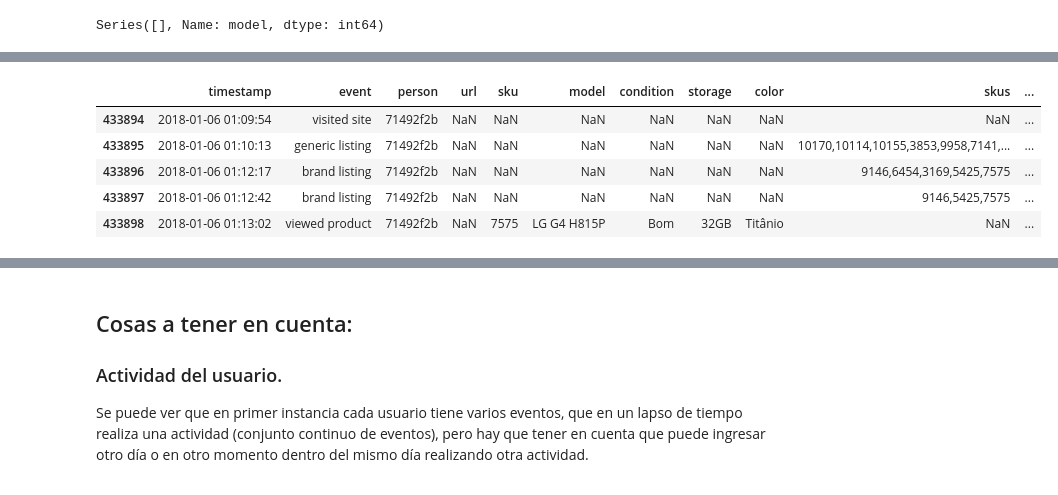
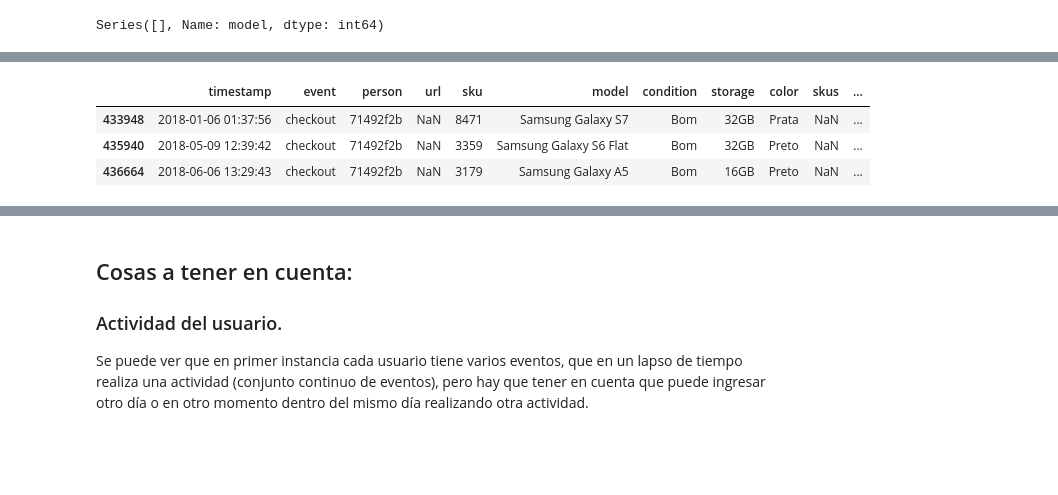
Before and after one commit to asilvestri2020/7506_2C2018, a Jupyter notebook: TP1/Borrador_TP1.ipynb, the cells around one changed output, grey strips where cells are left out. Cells and saved outputs as stored; diff of their text form; code cells hidden in the pictures; blank space fills up the shorter version.

```diff
--- a/TP1/Borrador_TP1.ipynb
+++ b/TP1/Borrador_TP1.ipynb
@@ -341,15 +341,13 @@ Text(0,0.5,'Marca del Equipo')
 # %%
 
 ## SOLO NOS QUEDAMOS CON AQUELLAS FILAS QUE TIENEN VALOR.
-granusuario = vendidos.loc[eventos['vendidos'] == '71492f2b']
+granusuario = vendidos.loc[eventos['person'] == '71492f2b']
 granusuario.sort_values(by=['timestamp'], ascending=True).head()
 # %% [output]
 |  | timestamp | event | person | url | sku | model | condition | storage | color | skus | ... |
-| 433894 | 2018-01-06 01:09:54 | visited site | 71492f2b | NaN | NaN | NaN | NaN | NaN | NaN | NaN | ... |
-| 433895 | 2018-01-06 01:10:13 | generic listing | 71492f2b | NaN | NaN | NaN | NaN | NaN | NaN | 10170,10114,10155,3853,9958,7141,... | ... |
-| 433896 | 2018-01-06 01:12:17 | brand listing | 71492f2b | NaN | NaN | NaN | NaN | NaN | NaN | 9146,6454,3169,5425,7575 | ... |
-| 433897 | 2018-01-06 01:12:42 | brand listing | 71492f2b | NaN | NaN | NaN | NaN | NaN | NaN | 9146,5425,7575 | ... |
-| 433898 | 2018-01-06 01:13:02 | viewed product | 71492f2b | NaN | 7575 | LG G4 H815P | Bom | 32GB | Titânio | NaN | ... |
+| 433948 | 2018-01-06 01:37:56 | checkout | 71492f2b | NaN | 8471 | Samsung Galaxy S7 | Bom | 32GB | Prata | NaN | ... |
+| 435940 | 2018-05-09 12:39:42 | checkout | 71492f2b | NaN | 3359 | Samsung Galaxy S6 Flat | Bom | 32GB | Preto | NaN | ... |
+| 436664 | 2018-06-06 13:29:43 | checkout | 71492f2b | NaN | 3179 | Samsung Galaxy A5 | Bom | 16GB | Preto | NaN | ... |
 # %%
 granusuario['mes'] = granusuario['timestamp'].dt.month
 granusuario['dia'] = granusuario['timestamp'].dt.day
```
Also changed, not shown: parts of 14 cells of this notebook.
